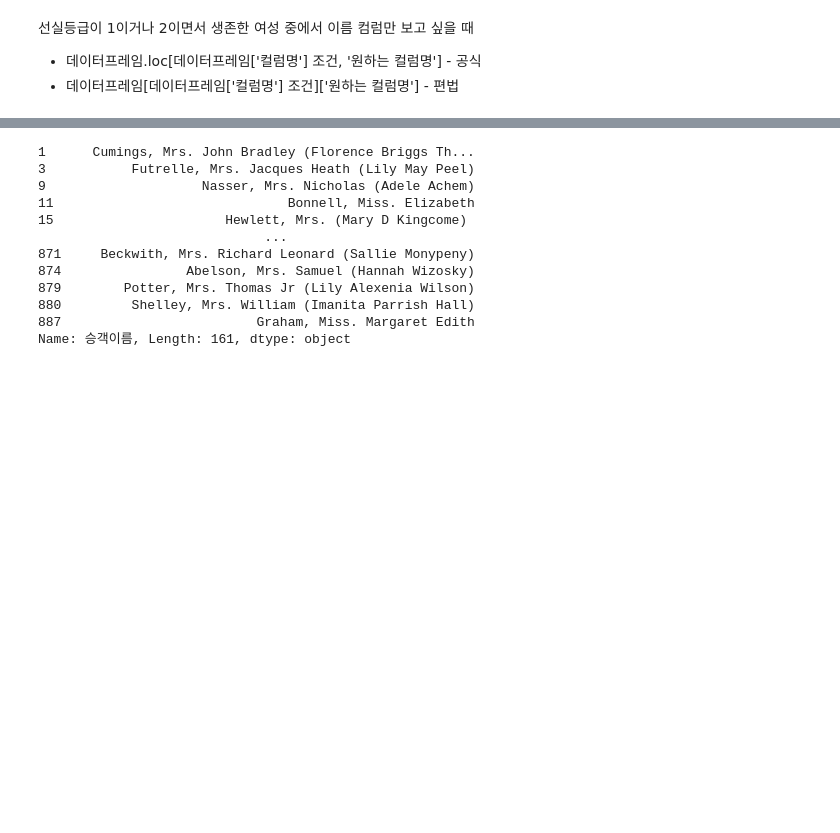
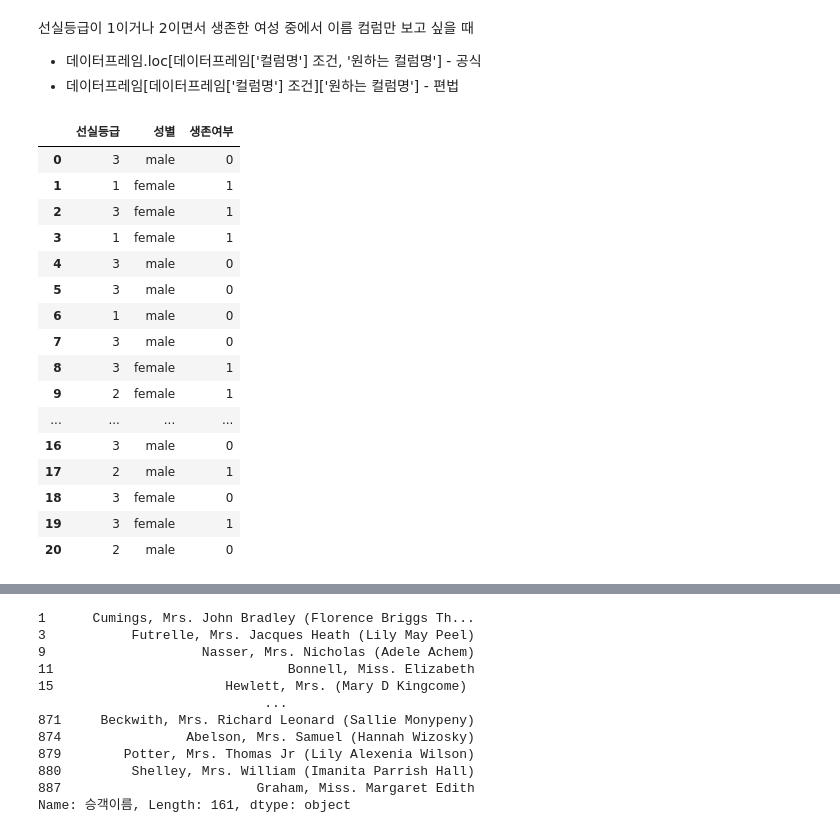
Before and after one commit to haram4th/fintech_pm_data_science, a Jupyter notebook: 06machine_learning/02Pandas사용법.ipynb, the cells around one changed output, grey strips where cells are left out. Saved outputs shown, nothing was run; the diff lists cells and outputs as text; code cells hidden in the pictures; blank space fills up the shorter version.

```diff
--- a/06machine_learning/02Pandas사용법.ipynb
+++ b/06machine_learning/02Pandas사용법.ipynb
@@ -1555,3 +1213,23 @@ data[((data['선실등급'] == 1) | (data['선실등급'] == 2)) & (data['성별
 선실등급이 1이거나 2이면서 생존한 여성 중에서 이름 컴럼만 보고 싶을 때
 * 데이터프레임.loc[데이터프레임['컬럼명'] 조건, '원하는 컬럼명']  - 공식
 * 데이터프레임[데이터프레임['컬럼명'] 조건]['원하는 컬럼명']  - 편법
+# %%
+data.loc[:20,['선실등급', '성별', '생존여부']]
+# %% [output]
+|  | 선실등급 | 성별 | 생존여부 |
+| 0 | 3 | male | 0 |
+| 1 | 1 | female | 1 |
+| 2 | 3 | female | 1 |
+| 3 | 1 | female | 1 |
+| 4 | 3 | male | 0 |
+| 5 | 3 | male | 0 |
+| 6 | 1 | male | 0 |
+| 7 | 3 | male | 0 |
+| 8 | 3 | female | 1 |
+| 9 | 2 | female | 1 |
+| ... | ... | ... | ... |
+| 16 | 3 | male | 0 |
+| 17 | 2 | male | 1 |
+| 18 | 3 | female | 0 |
+| 19 | 3 | female | 1 |
+| 20 | 2 | male | 0 |
```
Also changed, not shown: parts of 94 cells of this notebook, 3 other files.
